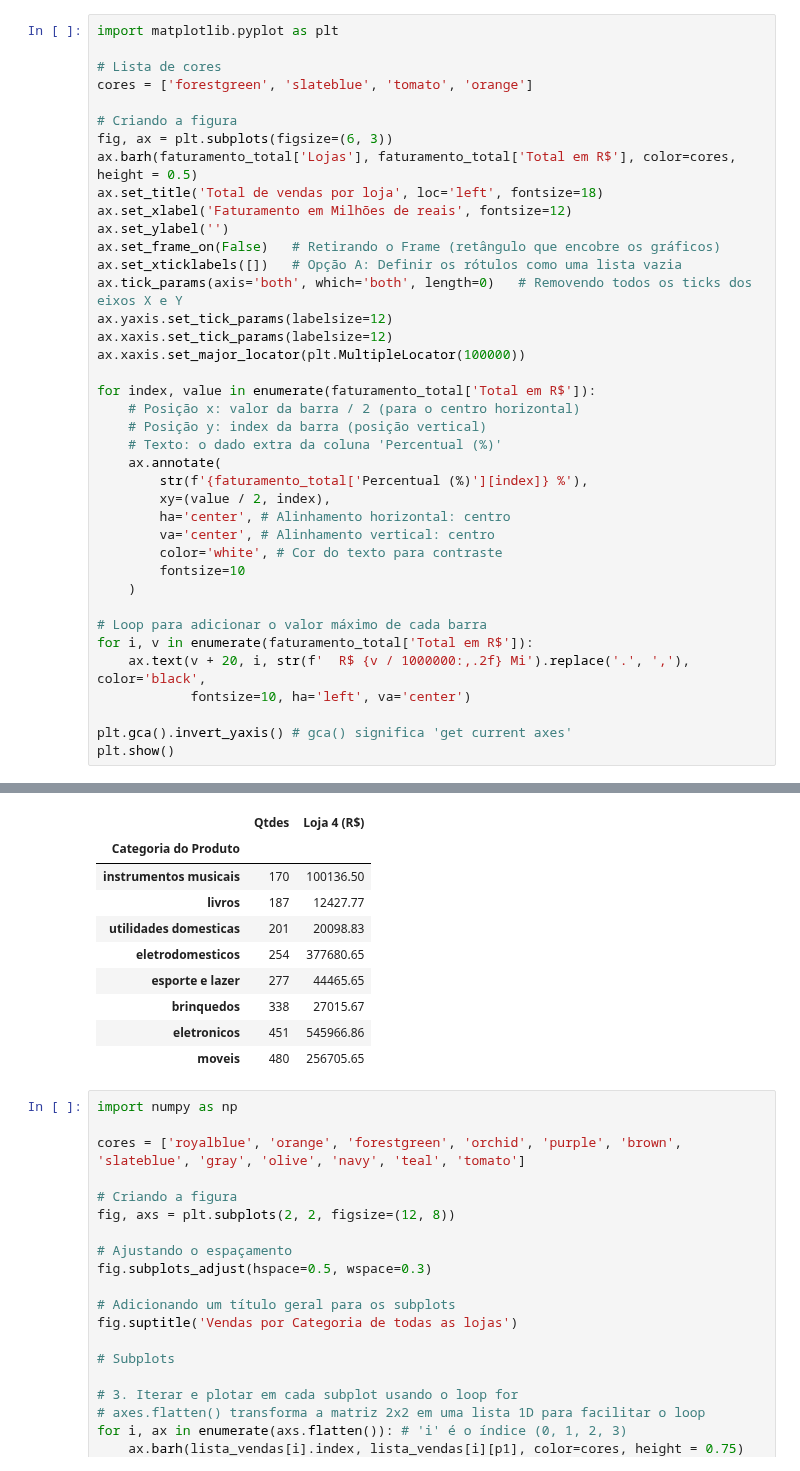
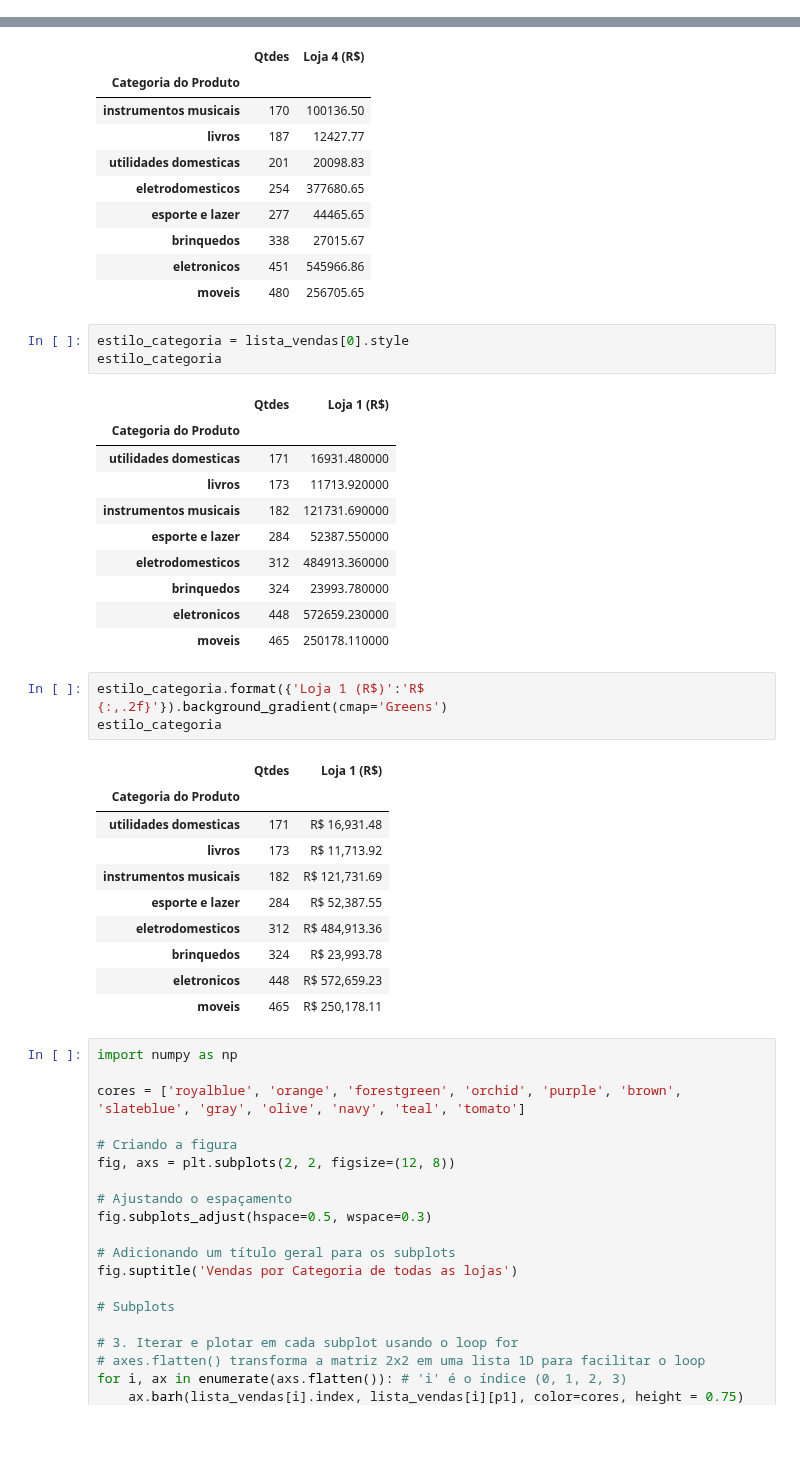
Before and after one commit to carlos-000-carlos/Challenge_1-Alura_Store-Cabral, a Jupyter notebook: AluraStoreBr.ipynb, the cells around one changed output, grey strips where cells are left out. Saved outputs shown, nothing was run; the diff lists cells and outputs as text; blank space fills up the shorter version.

Commit message:
IMPORTANDO OS DATASETS DAS LOJAS

```diff
--- a/AluraStoreBr.ipynb
+++ b/AluraStoreBr.ipynb
@@ -116,42 +116,3 @@ DAS 4 LOJAS:
 | 1 | Loja 02 | 1488459.06 | 25.4 |
 | 2 | Loja 03 | 1464025.03 | 24.9 |
 | 3 | Loja 04 | 1384497.58 | 23.6 |
-# %%
-import matplotlib.pyplot as plt
-
-# Lista de cores
-cores = ['forestgreen', 'slateblue', 'tomato', 'orange']
-
-# Criando a figura
-fig, ax = plt.subplots(figsize=(6, 3))
-ax.barh(faturamento_total['Lojas'], faturamento_total['Total em R$'], color=cores, height = 0.5)
-ax.set_title('Total de vendas por loja', loc='left', fontsize=18)
-ax.set_xlabel('Faturamento em Milhões de reais', fontsize=12)
-ax.set_ylabel('')
-ax.set_frame_on(False)   # Retirando o Frame (retângulo que encobre os gráficos)
-ax.set_xticklabels([])   # Opção A: Definir os rótulos como uma lista vazia
-ax.tick_params(axis='both', which='both', length=0)   # Removendo todos os ticks dos eixos X e Y
-ax.yaxis.set_tick_params(labelsize=12)
-ax.xaxis.set_tick_params(labelsize=12)
-ax.xaxis.set_major_locator(plt.MultipleLocator(100000))
-
-for index, value in enumerate(faturamento_total['Total em R$']):
-    # Posição x: valor da barra / 2 (para o centro horizontal)
-    # Posição y: index da barra (posição vertical)
-    # Texto: o dado extra da coluna 'Percentual (%)'
-    ax.annotate(
-        str(f'{faturamento_total['Percentual (%)'][index]} %'),
-        xy=(value / 2, index),
-        ha='center', # Alinhamento horizontal: centro
-        va='center', # Alinhamento vertical: centro
-        color='white', # Cor do texto para contraste
-        fontsize=10
-    )
-
-# Loop para adicionar o valor máximo de cada barra
-for i, v in enumerate(faturamento_total['Total em R$']):
-    ax.text(v + 20, i, str(f'  R$ {v / 1000000:,.2f} Mi').replace('.', ','), color='black',
-            fontsize=10, ha='left', va='center')
-
-plt.gca().invert_yaxis() # gca() significa 'get current axes'
-plt.show()
@@ -271,6 +248,34 @@ Vendas por Categoria da Loja 04:
 | brinquedos | 338 | 27015.67 |
 | eletronicos | 451 | 545966.86 |
 | moveis | 480 | 256705.65 |
+# %%
+estilo_categoria = lista_vendas[0].style
+estilo_categoria
+# %% [output]
+|  | Qtdes | Loja 1 (R$) |
+| Categoria do Produto |  |  |
+| utilidades domesticas | 171 | 16931.480000 |
+| livros | 173 | 11713.920000 |
+| instrumentos musicais | 182 | 121731.690000 |
+| esporte e lazer | 284 | 52387.550000 |
+| eletrodomesticos | 312 | 484913.360000 |
+| brinquedos | 324 | 23993.780000 |
+| eletronicos | 448 | 572659.230000 |
+| moveis | 465 | 250178.110000 |
+# %%
+estilo_categoria.format({'Loja 1 (R$)':'R$ {:,.2f}'}).background_gradient(cmap='Greens')
+estilo_categoria
+# %% [output]
+|  | Qtdes | Loja 1 (R$) |
+| Categoria do Produto |  |  |
+| utilidades domesticas | 171 | R$ 16,931.48 |
+| livros | 173 | R$ 11,713.92 |
+| instrumentos musicais | 182 | R$ 121,731.69 |
+| esporte e lazer | 284 | R$ 52,387.55 |
+| eletrodomesticos | 312 | R$ 484,913.36 |
+| brinquedos | 324 | R$ 23,993.78 |
+| eletronicos | 448 | R$ 572,659.23 |
+| moveis | 465 | R$ 250,178.11 |
 # %%
 import numpy as np
 
```
Also changed, not shown: parts of 3 cells of this notebook, 4 other files.
